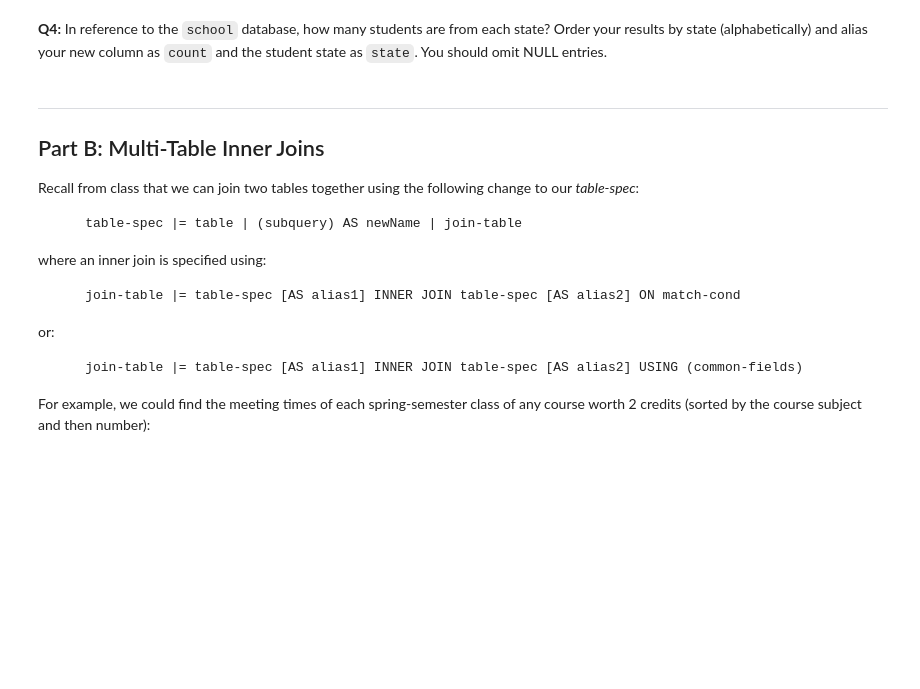
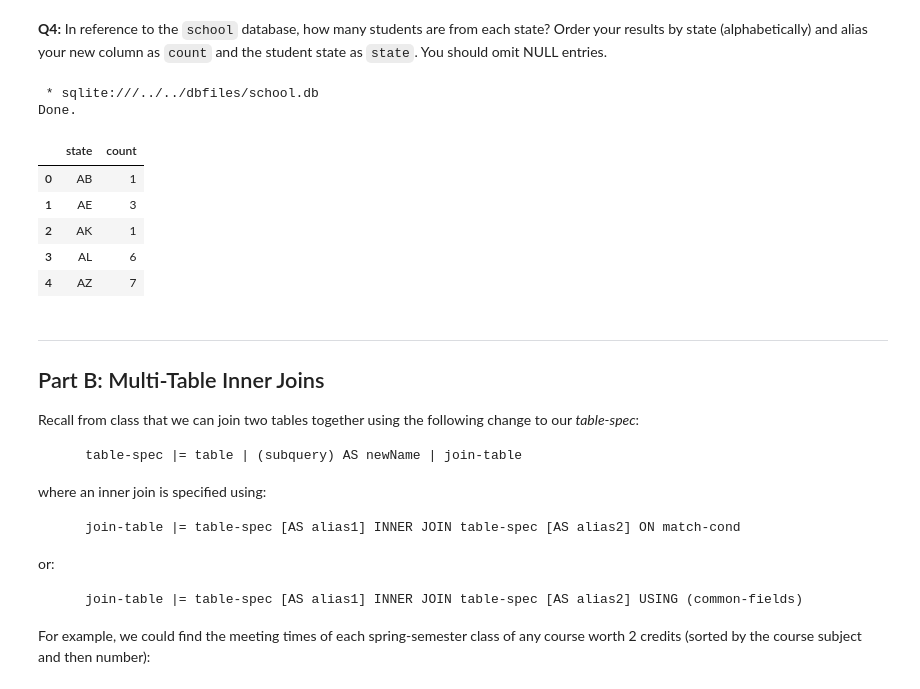
Before and after one commit to Banguyen13/cs181-s23-student, a Jupyter notebook: hw/HW_4.c/multiple_inner.ipynb, the cells around one changed output. Saved outputs shown, nothing was run; the diff lists cells and outputs as text; code cells hidden in the pictures; blank space fills up the shorter version.

```diff
--- a/hw/HW_4.c/multiple_inner.ipynb
+++ b/hw/HW_4.c/multiple_inner.ipynb
@@ -114,3 +129,24 @@ resultdf4.head()
+# %%
+query4 = """
+SELECT studentstate AS state, COUNT(*) AS count
+FROM students
+WHERE studentstate IS NOT NULL
+GROUP BY studentstate
+ORDER BY state
+"""
+
+resultset4 = %sql $query4
+resultdf4 = resultset4.DataFrame()
+resultdf4.head()
+# %% [output]
+ * sqlite:///../../dbfiles/school.db
+Done.
+|  | state | count |
+| 0 | AB | 1 |
+| 1 | AE | 3 |
+| 2 | AK | 1 |
+| 3 | AL | 6 |
+| 4 | AZ | 7 |
 # %%
 # Testing cell
 assert resultdf4.loc[0,"count"] == 1
```
Also changed, not shown: parts of 12 cells of this notebook.
